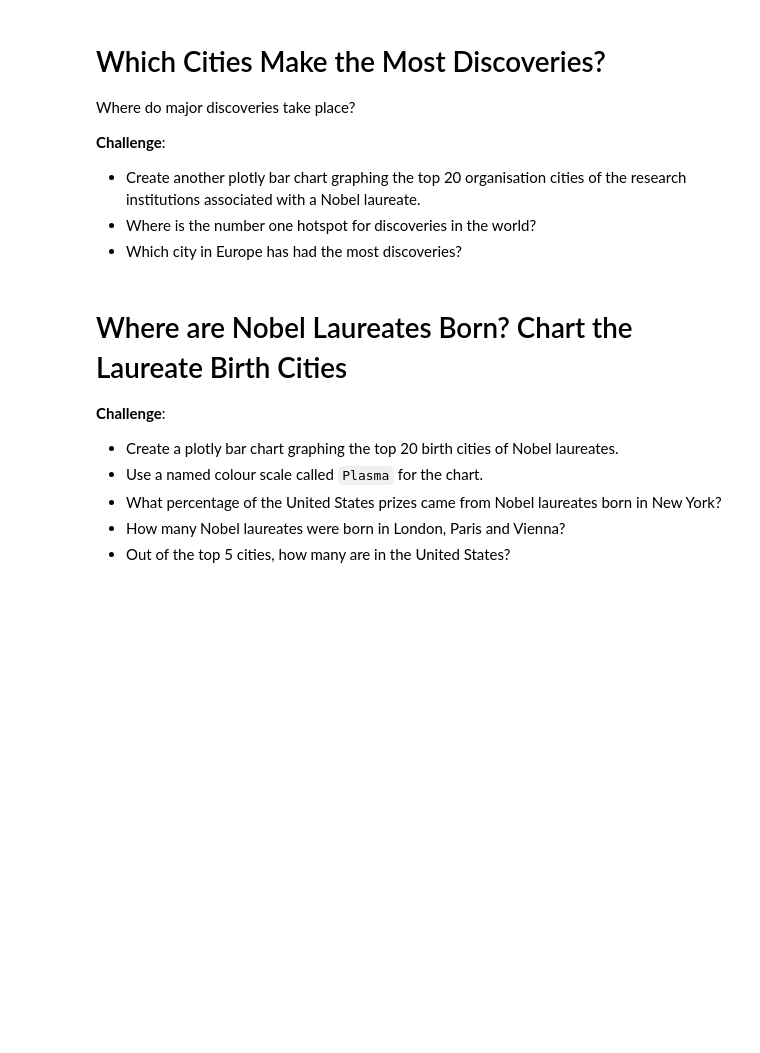
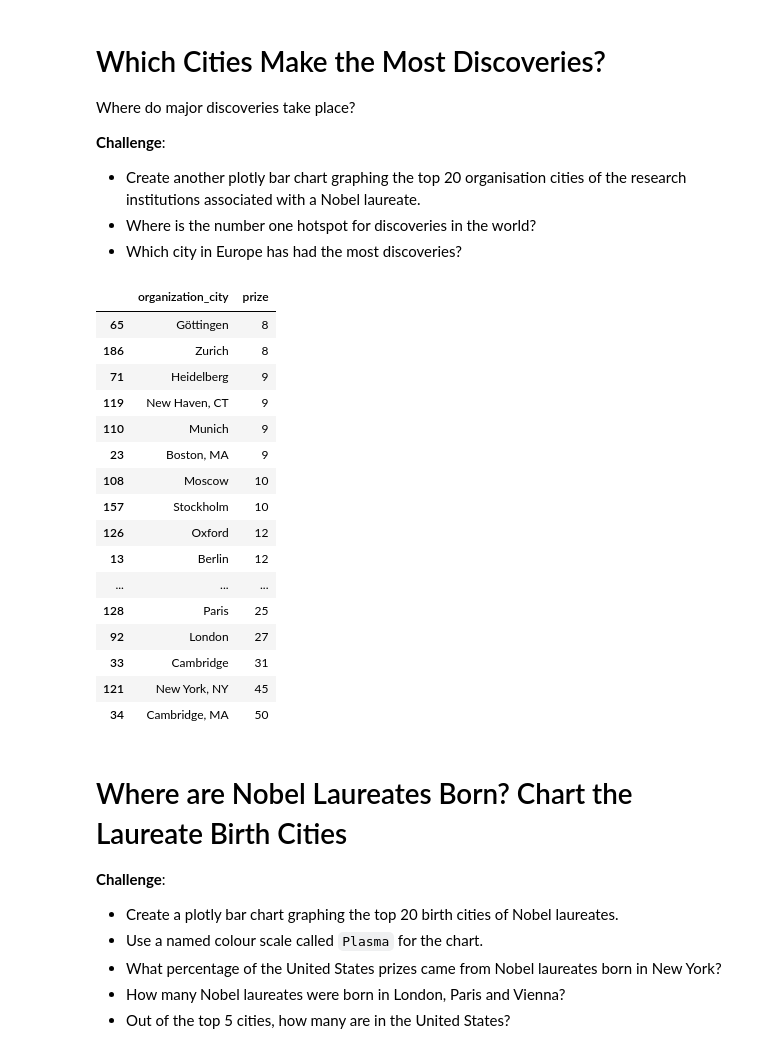
Before and after one commit to bluescreenlife/100-days-of-code, a Jupyter notebook: day_79_nobel_prize_data/Nobel_Prize_Analysis_(start).ipynb, the cells around one changed output. Drawn from its saved outputs; the diff is of its cells as text; code cells hidden in the pictures; blank space fills up the shorter version.

```diff
--- a/day_79_nobel_prize_data/Nobel_Prize_Analysis_(start).ipynb
+++ b/day_79_nobel_prize_data/Nobel_Prize_Analysis_(start).ipynb
@@ -719,3 +760,26 @@ Where do major discoveries take place?
 * Create another plotly bar chart graphing the top 20 organisation cities of the research institutions associated with a Nobel laureate.
 * Where is the number one hotspot for discoveries in the world?
 * Which city in Europe has had the most discoveries?
+# %%
+discovery_cities = df_data.groupby(['organization_city'], as_index=False).agg({'prize':pd.Series.count})
+discovery_cities.sort_values('prize', inplace=True)
+top_20_cities = discovery_cities[-20:]
+top_20_cities
+# %% [output]
+|  | organization_city | prize |
+| 65 | Göttingen | 8 |
+| 186 | Zurich | 8 |
+| 71 | Heidelberg | 9 |
+| 119 | New Haven, CT | 9 |
+| 110 | Munich | 9 |
+| 23 | Boston, MA | 9 |
+| 108 | Moscow | 10 |
+| 157 | Stockholm | 10 |
+| 126 | Oxford | 12 |
+| 13 | Berlin | 12 |
+| ... | ... | ... |
+| 128 | Paris | 25 |
+| 92 | London | 27 |
+| 33 | Cambridge | 31 |
+| 121 | New York, NY | 45 |
+| 34 | Cambridge, MA | 50 |
```
Also changed, not shown: parts of 7 cells of this notebook.
